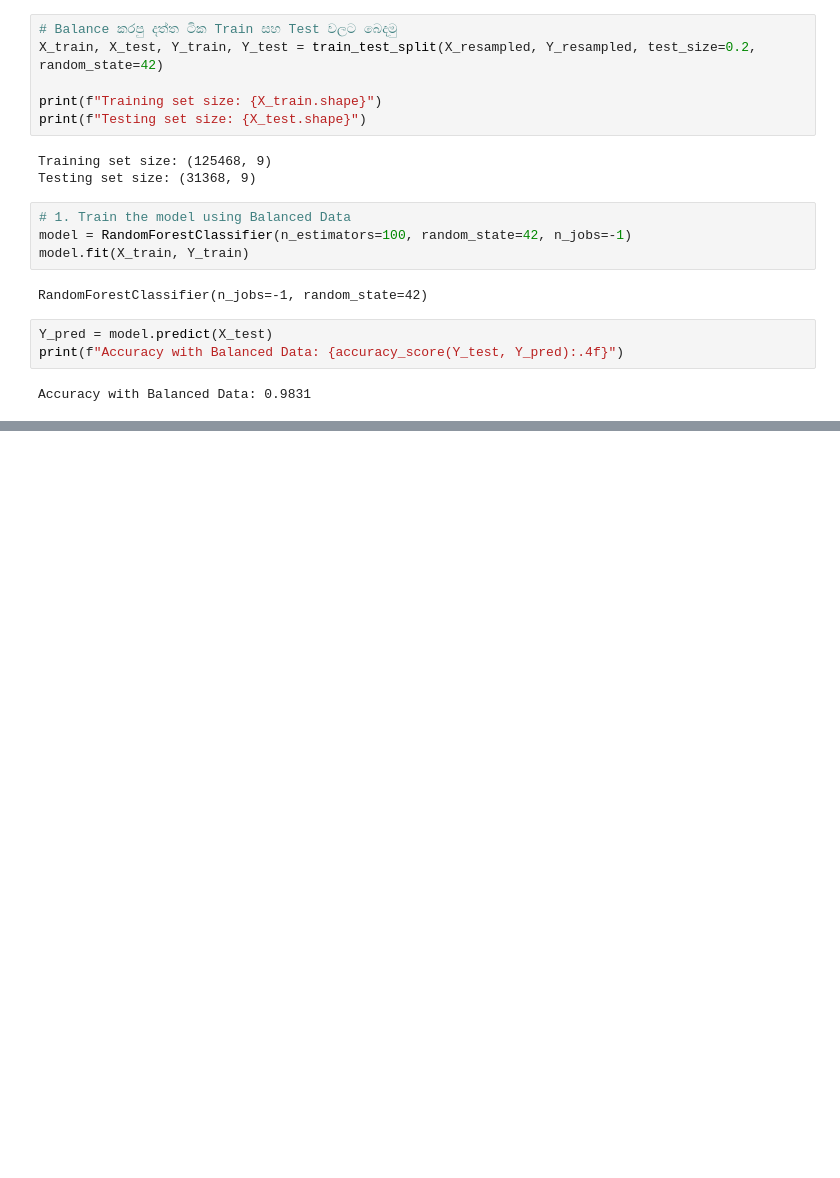
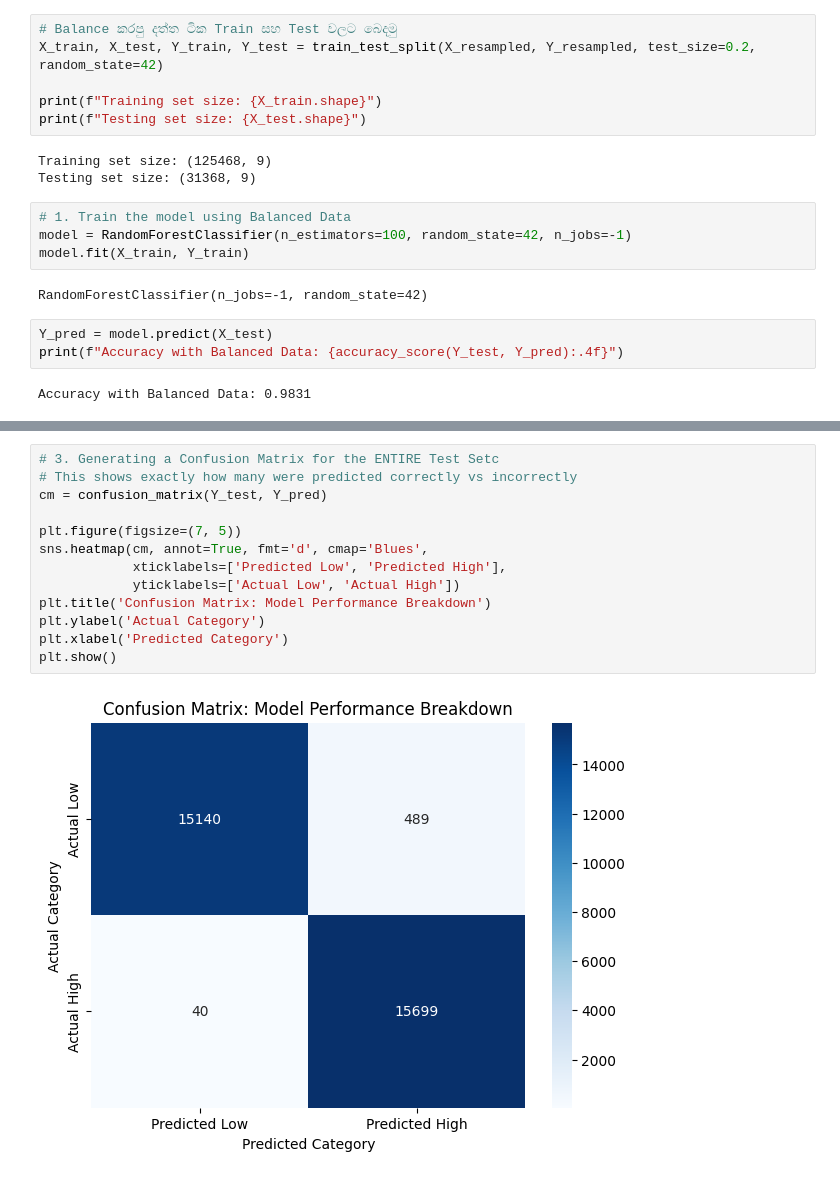
Before and after one commit to HMBinara/ML_Project, a Jupyter notebook: Final_Personal_Development.ipynb, the cells around one changed output, grey strips where cells are left out. Drawn from its saved outputs; the diff is of its cells as text; blank space fills up the shorter version.

```diff
--- a/Final_Personal_Development.ipynb
+++ b/Final_Personal_Development.ipynb
@@ -230,0 +245,15 @@ plt.show()
+# %%
+# 3. Generating a Confusion Matrix for the ENTIRE Test Setc
+# This shows exactly how many were predicted correctly vs incorrectly
+cm = confusion_matrix(Y_test, Y_pred)
+
+plt.figure(figsize=(7, 5))
+sns.heatmap(cm, annot=True, fmt='d', cmap='Blues',
+            xticklabels=['Predicted Low', 'Predicted High'],
+            yticklabels=['Actual Low', 'Actual High'])
+plt.title('Confusion Matrix: Model Performance Breakdown')
+plt.ylabel('Actual Category')
+plt.xlabel('Predicted Category')
+plt.show()
+# %% [output]
+[figure, added]
```
Also changed, not shown: parts of 4 cells of this notebook.
